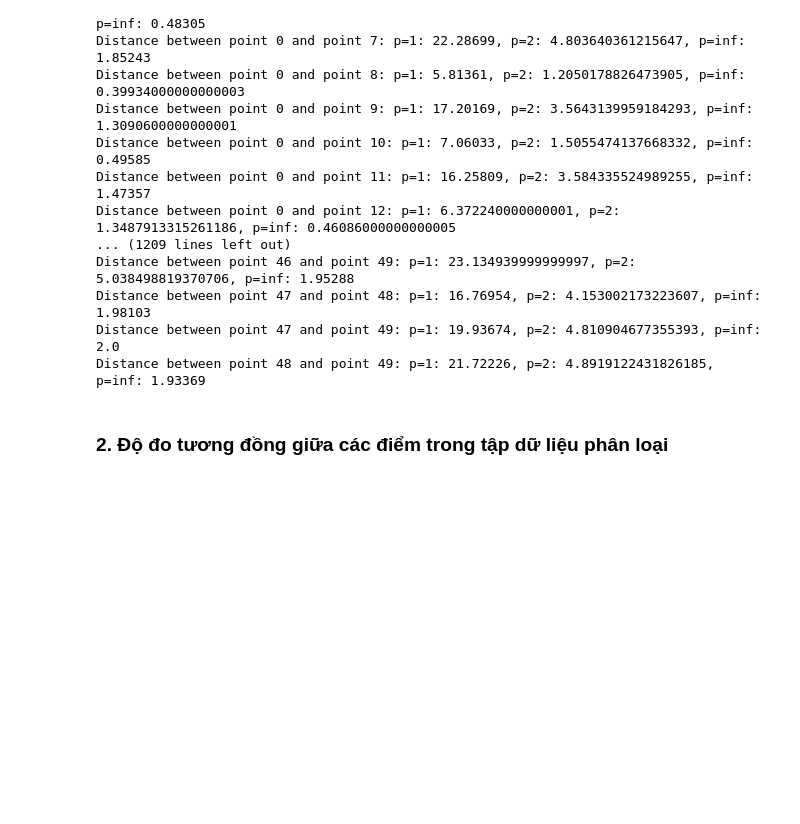
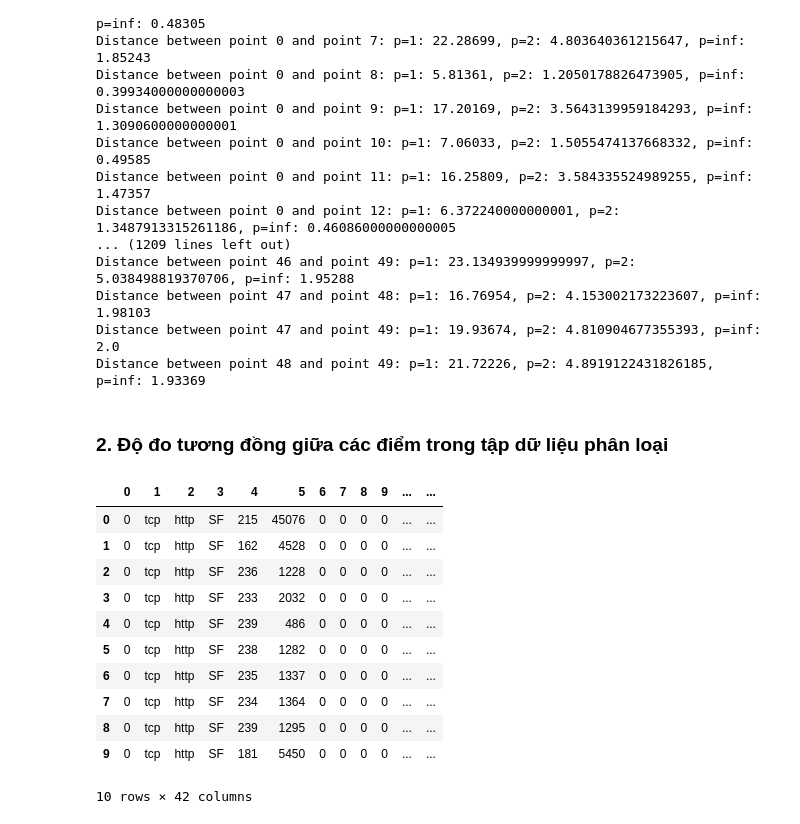
Before and after one commit to tano-dev/Data-Mining_MTH10358, a Jupyter notebook: Homeworks/TH/2/BTTH_DM_23110163_Tuan2.ipynb, the cells around one changed output. Drawn from its saved outputs; the diff is of its cells as text; code cells hidden in the pictures; blank space fills up the shorter version.

```diff
--- a/Homeworks/TH/2/BTTH_DM_23110163_Tuan2.ipynb
+++ b/Homeworks/TH/2/BTTH_DM_23110163_Tuan2.ipynb
@@ -159,3 +159,19 @@ Distance between point 47 and point 49: p=1: 19.93674, p=2: 4.810904677355393, p
 Distance between point 48 and point 49: p=1: 21.72226, p=2: 4.8919122431826185, p=inf: 1.93369
 # %% [markdown]
 ### 2. Độ đo tương đồng giữa các điểm trong tập dữ liệu phân loại
+# %%
+df=pd.read_csv('D:\\kddcup.data.corrected',header=None)
+df.head(10)
+# %% [output]
+|  | 0 | 1 | 2 | 3 | 4 | 5 | 6 | 7 | 8 | 9 | ... | ... |
+| 0 | 0 | tcp | http | SF | 215 | 45076 | 0 | 0 | 0 | 0 | ... | ... |
+| 1 | 0 | tcp | http | SF | 162 | 4528 | 0 | 0 | 0 | 0 | ... | ... |
+| 2 | 0 | tcp | http | SF | 236 | 1228 | 0 | 0 | 0 | 0 | ... | ... |
+| 3 | 0 | tcp | http | SF | 233 | 2032 | 0 | 0 | 0 | 0 | ... | ... |
+| 4 | 0 | tcp | http | SF | 239 | 486 | 0 | 0 | 0 | 0 | ... | ... |
+| 5 | 0 | tcp | http | SF | 238 | 1282 | 0 | 0 | 0 | 0 | ... | ... |
+| 6 | 0 | tcp | http | SF | 235 | 1337 | 0 | 0 | 0 | 0 | ... | ... |
+| 7 | 0 | tcp | http | SF | 234 | 1364 | 0 | 0 | 0 | 0 | ... | ... |
+| 8 | 0 | tcp | http | SF | 239 | 1295 | 0 | 0 | 0 | 0 | ... | ... |
+| 9 | 0 | tcp | http | SF | 181 | 5450 | 0 | 0 | 0 | 0 | ... | ... |
+10 rows × 42 columns
```
Also changed, not shown: parts of 9 cells of this notebook.
